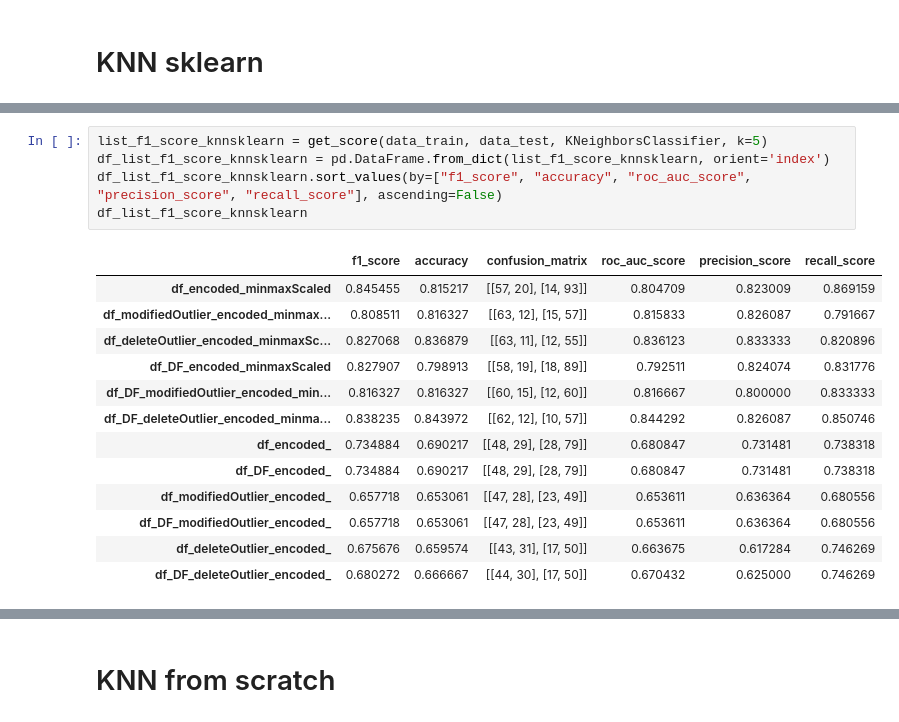
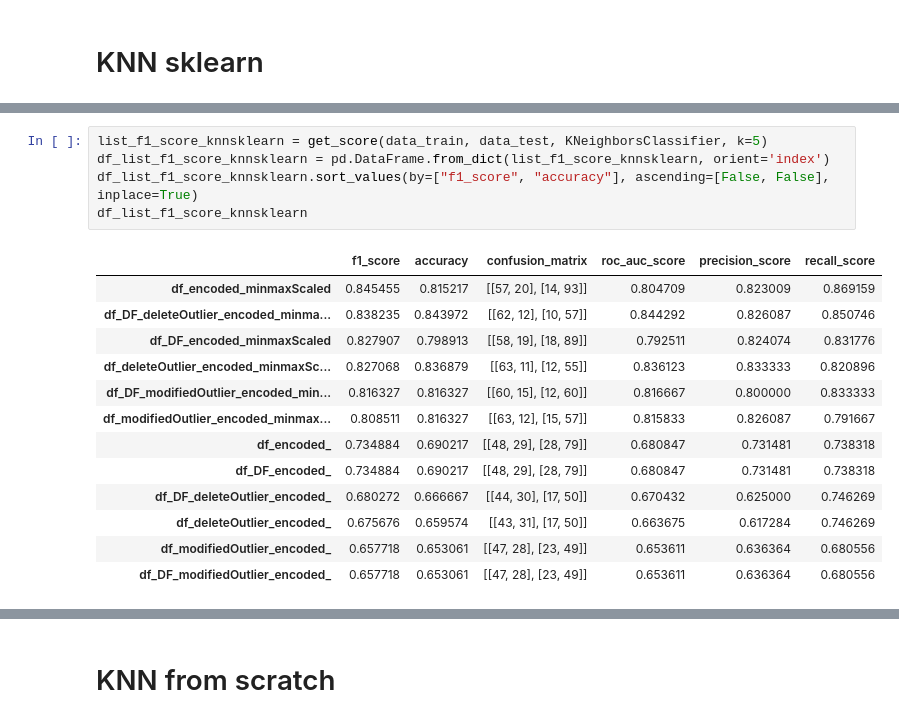
Before and after one commit to tridims/EDA-and-Machine-Learning-model-for-Heart-Disease-UCI-dataset, a Jupyter notebook: KNN.ipynb, the cells around one changed output, grey strips where cells are left out. Saved outputs shown, nothing was run; the diff lists cells and outputs as text.

```diff
--- a/KNN.ipynb
+++ b/KNN.ipynb
@@ -63,19 +81,19 @@ def get_score(data_train, data_test, model, k):
 # %%
 list_f1_score_knnsklearn = get_score(data_train, data_test, KNeighborsClassifier, k=5)
 df_list_f1_score_knnsklearn = pd.DataFrame.from_dict(list_f1_score_knnsklearn, orient='index')
-df_list_f1_score_knnsklearn.sort_values(by=["f1_score", "accuracy", "roc_auc_score", "precision_score", "recall_score"], ascending=False)
+df_list_f1_score_knnsklearn.sort_values(by=["f1_score", "accuracy"], ascending=[False, False], inplace=True)
 df_list_f1_score_knnsklearn
 # %% [output]
 |  | f1_score | accuracy | confusion_matrix | roc_auc_score | precision_score | recall_score |
 | df_encoded_minmaxScaled | 0.845455 | 0.815217 | [[57, 20], [14, 93]] | 0.804709 | 0.823009 | 0.869159 |
+| df_DF_deleteOutlier_encoded_minma... | 0.838235 | 0.843972 | [[62, 12], [10, 57]] | 0.844292 | 0.826087 | 0.850746 |
+| df_DF_encoded_minmaxScaled | 0.827907 | 0.798913 | [[58, 19], [18, 89]] | 0.792511 | 0.824074 | 0.831776 |
+| df_deleteOutlier_encoded_minmaxSc... | 0.827068 | 0.836879 | [[63, 11], [12, 55]] | 0.836123 | 0.833333 | 0.820896 |
+| df_DF_modifiedOutlier_encoded_min... | 0.816327 | 0.816327 | [[60, 15], [12, 60]] | 0.816667 | 0.800000 | 0.833333 |
 | df_modifiedOutlier_encoded_minmax... | 0.808511 | 0.816327 | [[63, 12], [15, 57]] | 0.815833 | 0.826087 | 0.791667 |
-| df_deleteOutlier_encoded_minmaxSc... | 0.827068 | 0.836879 | [[63, 11], [12, 55]] | 0.836123 | 0.833333 | 0.820896 |
-| df_DF_encoded_minmaxScaled | 0.827907 | 0.798913 | [[58, 19], [18, 89]] | 0.792511 | 0.824074 | 0.831776 |
-| df_DF_modifiedOutlier_encoded_min... | 0.816327 | 0.816327 | [[60, 15], [12, 60]] | 0.816667 | 0.800000 | 0.833333 |
-| df_DF_deleteOutlier_encoded_minma... | 0.838235 | 0.843972 | [[62, 12], [10, 57]] | 0.844292 | 0.826087 | 0.850746 |
 | df_encoded_ | 0.734884 | 0.690217 | [[48, 29], [28, 79]] | 0.680847 | 0.731481 | 0.738318 |
 | df_DF_encoded_ | 0.734884 | 0.690217 | [[48, 29], [28, 79]] | 0.680847 | 0.731481 | 0.738318 |
+| df_DF_deleteOutlier_encoded_ | 0.680272 | 0.666667 | [[44, 30], [17, 50]] | 0.670432 | 0.625000 | 0.746269 |
+| df_deleteOutlier_encoded_ | 0.675676 | 0.659574 | [[43, 31], [17, 50]] | 0.663675 | 0.617284 | 0.746269 |
 | df_modifiedOutlier_encoded_ | 0.657718 | 0.653061 | [[47, 28], [23, 49]] | 0.653611 | 0.636364 | 0.680556 |
 | df_DF_modifiedOutlier_encoded_ | 0.657718 | 0.653061 | [[47, 28], [23, 49]] | 0.653611 | 0.636364 | 0.680556 |
-| df_deleteOutlier_encoded_ | 0.675676 | 0.659574 | [[43, 31], [17, 50]] | 0.663675 | 0.617284 | 0.746269 |
-| df_DF_deleteOutlier_encoded_ | 0.680272 | 0.666667 | [[44, 30], [17, 50]] | 0.670432 | 0.625000 | 0.746269 |
```
Also changed, not shown: parts of 5 cells of this notebook, 1 other file.
